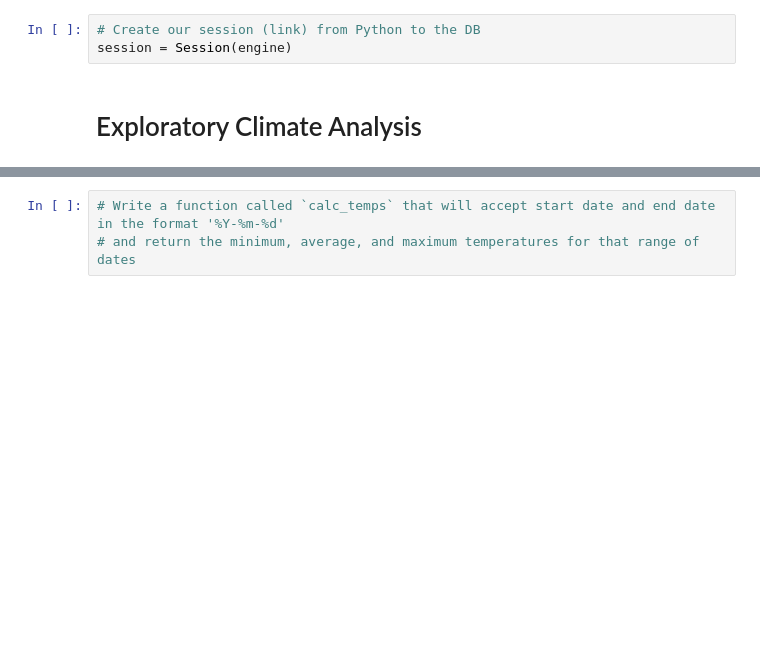
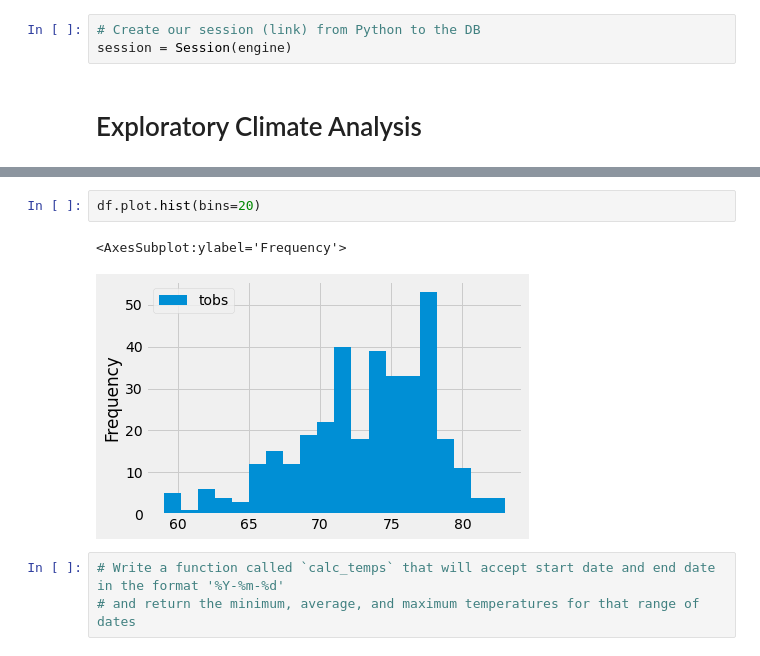
Before and after one commit to Mousse10/surfs_up, a Jupyter notebook: climate_analysis.ipynb, the cells around one changed output, grey strips where cells are left out. Drawn from its saved outputs; the diff is of its cells as text; blank space fills up the shorter version.

```diff
--- a/climate_analysis.ipynb
+++ b/climate_analysis.ipynb
@@ -66,3 +139,8 @@ session = Session(engine)
+# %%
+df.plot.hist(bins=20)
+# %% [output]
+<AxesSubplot:ylabel='Frequency'>
+[figure, added]
 # %%
 # Write a function called `calc_temps` that will accept start date and end date in the format '%Y-%m-%d'
 # and return the minimum, average, and maximum temperatures for that range of dates
```
Also changed, not shown: parts of 10 cells of this notebook.
